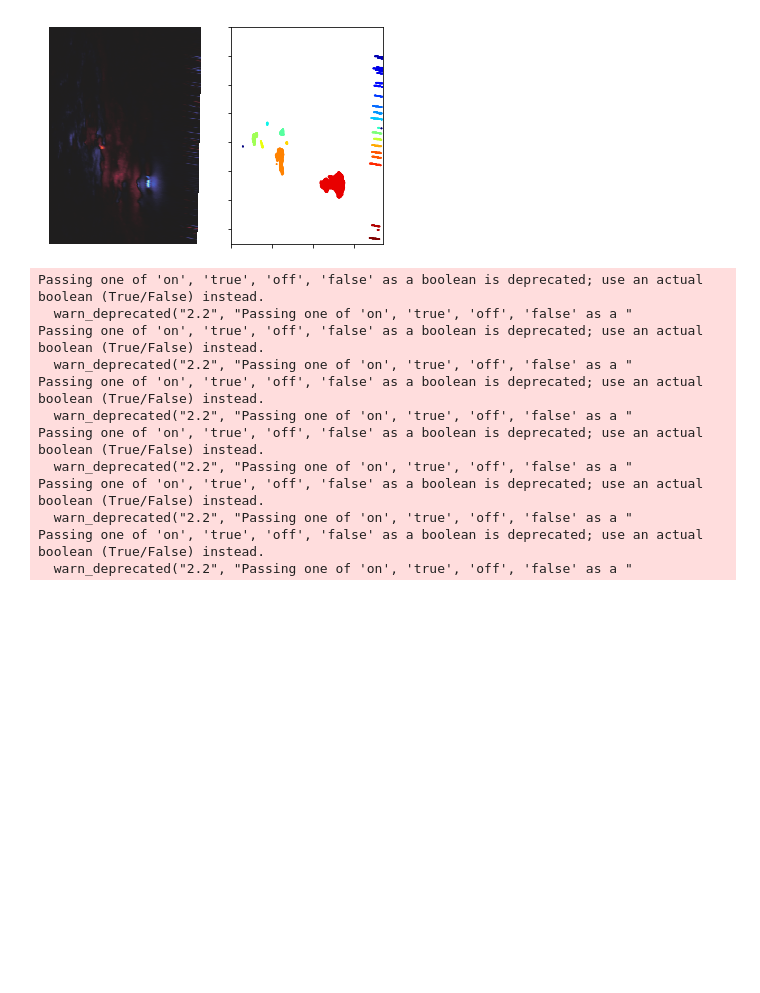
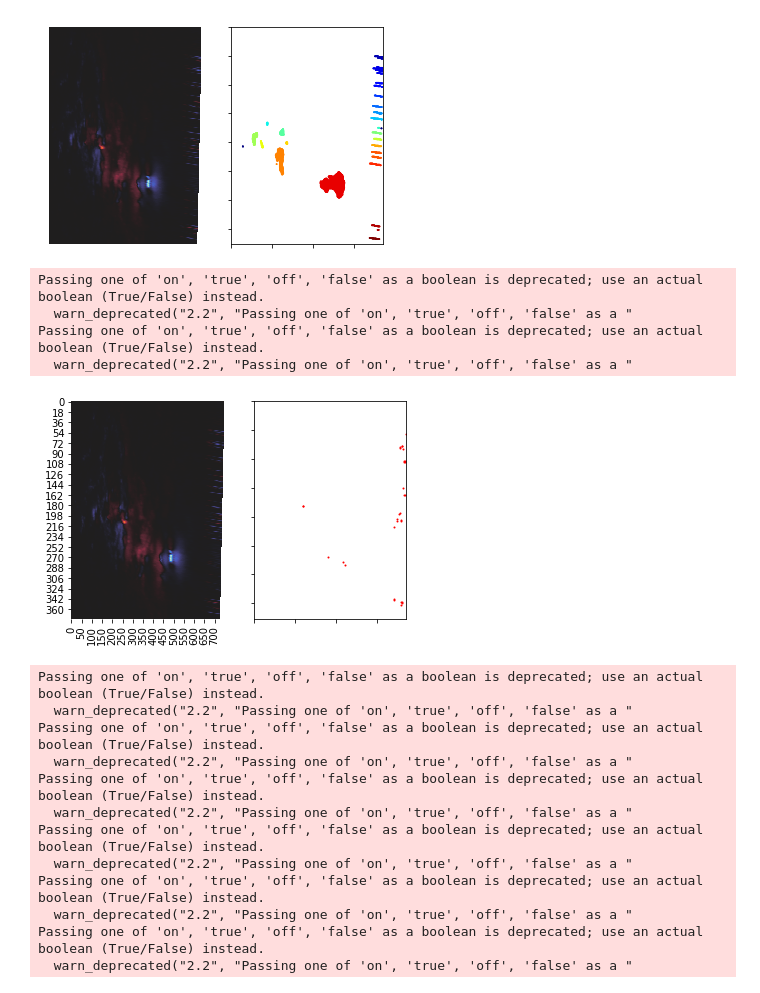
Before and after one commit to husun0822/BlueSky_Project, a Jupyter notebook: PIL/PIL_Core.ipynb, the cells around one changed output. Cells and saved outputs as stored; diff of their text form; code cells hidden in the pictures; blank space fills up the shorter version.

```diff
--- a/PIL/PIL_Core.ipynb
+++ b/PIL/PIL_Core.ipynb
@@ -18,7 +18,7 @@ def KSVM_dataprep(image,threshold=99):
     # is among the threshold-percentile of all pixels with the same polarity label
     height = image.shape[0]
     width = image.shape[1]
-    image = np.nan_to_num(image)
+    image = np.nan_to_num(image) # fill the nan points as 0
 
     new_data = []
     data_weight = []
@@ -33,10 +33,10 @@ def KSVM_dataprep(image,threshold=99):
 
             pixel = image[i,j]
 
-            if pixel>0:
+            if pixel>(1e-6):
                 data_label.append(1)
                 pos_weight.append(np.abs(pixel))
-            else:
+            elif pixel<-(1e-6):
                 data_label.append(-1)
                 neg_weight.append(np.abs(pixel))
 
@@ -80,7 +80,7 @@ def KSVM_fit(pixel_coor, pixel_weight, pixel_polarity,valid_image,penalty_C=1.0)
     else:
         return valid_image
 
-def KSVM_final(image,penalty_C=1.0,threshold=99,show=False,imagename='Nil'):
+def KSVM_final(image,penalty_C=1.0,threshold=99,show=False,imagename='Nil',selection='filter'):
     # this function is the final version of Kernel SVM model, and the parameters are:
     # image: the image input
     # penalty_C: the margin parameter (the larger it is, the smaller margin the SVM model would use)
@@ -103,13 +103,17 @@ def KSVM_final(image,penalty_C=1.0,threshold=99,show=False,imagename='Nil'):
         column_top = np.min(pixel_coor[:,1])
         column_bottom = np.max(pixel_coor[:,1])
 
+        if selection=='candidate':
+            thegrid = Candidate_selection(image,pixel_coor,pixel_weight,pixel_polarity,row_top,row_bottom,column_top,column_bottom,low_threshold=100)
+        elif selection=='filter':
+            thegrid = Filter_Method(image,window_size=5,threshold=95,show=False)
         # secondly, we draw a subgrid inside
-        x = np.linspace(row_top, row_bottom, num=len(list(range(row_top,row_bottom+1))))
-        y = np.linspace(column_top, column_bottom, num=len(list(range(column_top,column_bottom+1))))
+        #x = np.linspace(row_top, row_bottom, num=len(list(range(row_top,row_bottom+1))))
+        #y = np.linspace(column_top, column_bottom, num=len(list(range(column_top,column_bottom+1))))
 
-        xv, yv = np.meshgrid(x,y,indexing='xy')
-        xv,yv = np.ndarray.flatten(xv), np.ndarray.flatten(yv)
-        thegrid = np.array([xv,yv]).transpose()
+        #xv, yv = np.meshgrid(x,y,indexing='xy')
+        #xv,yv = np.ndarray.flatten(xv), np.ndarray.flatten(yv)
+        #thegrid = np.array([xv,yv]).transpose()
 
         proba = model.predict_proba(thegrid)[:,0]
         boundary_point = [(int(thegrid[i,0]), int(thegrid[i,1])) for i in range(len(proba)) if proba[i]>=0.47 and proba[i]<=0.53]
@@ -131,7 +135,6 @@ def KSVM_final(image,penalty_C=1.0,threshold=99,show=False,imagename='Nil'):
             plt.gca().invert_yaxis()
             plt.tick_params(labelbottom='off')
             plt.tick_params(labelleft='off')
-
             plt.show()
         else:
             return (imagename,boundary_point)
@@ -252,4 +278,10 @@ data = np.load('HARP377.npy')
 image = data[1110,:,:]
 %matplotlib inline
 # %%
-(imagename,boundary_point) = KSVM_final(image,threshold=97,show=False)
+KSVM_final(image,threshold=97,show=True,selection='filter')
+# %% [output]
+Passing one of 'on', 'true', 'off', 'false' as a boolean is deprecated; use an actual boolean (True/False) instead.
+  warn_deprecated("2.2", "Passing one of 'on', 'true', 'off', 'false' as a "
+Passing one of 'on', 'true', 'off', 'false' as a boolean is deprecated; use an actual boolean (True/False) instead.
+  warn_deprecated("2.2", "Passing one of 'on', 'true', 'off', 'false' as a "
+[figure, added]
```
Also changed, not shown: parts of 7 cells of this notebook.
